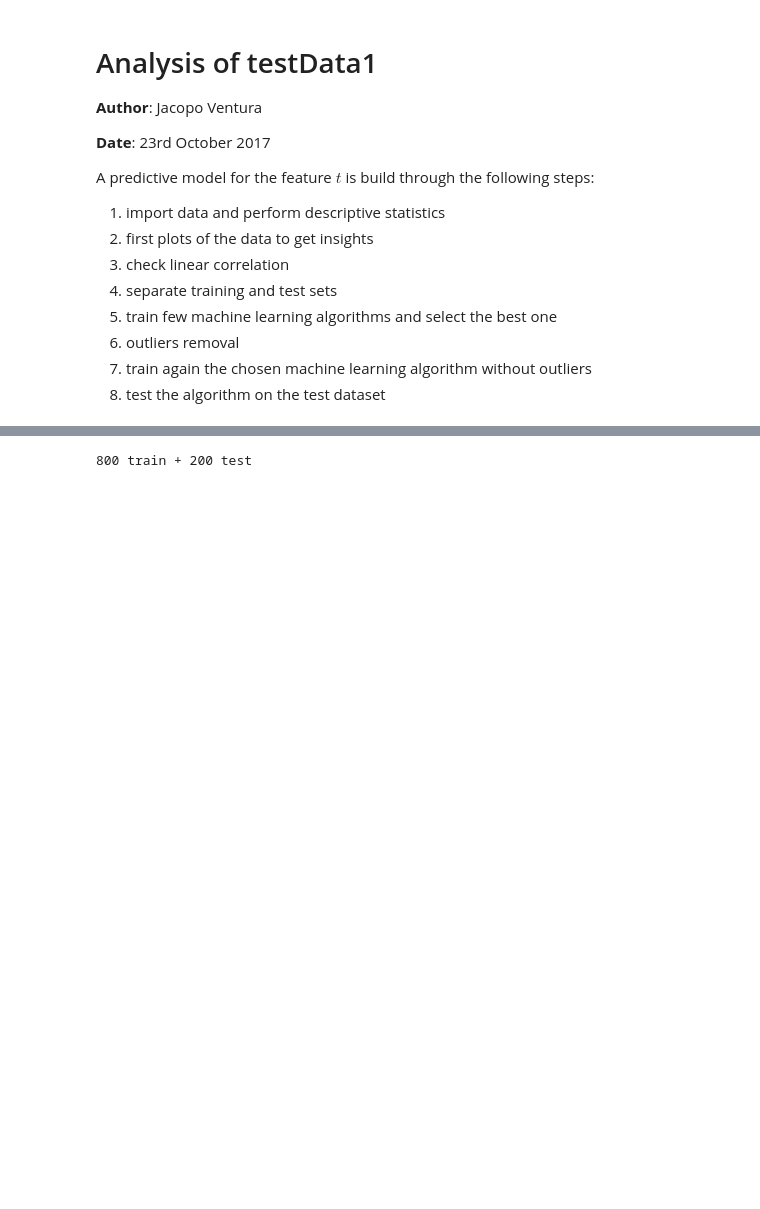
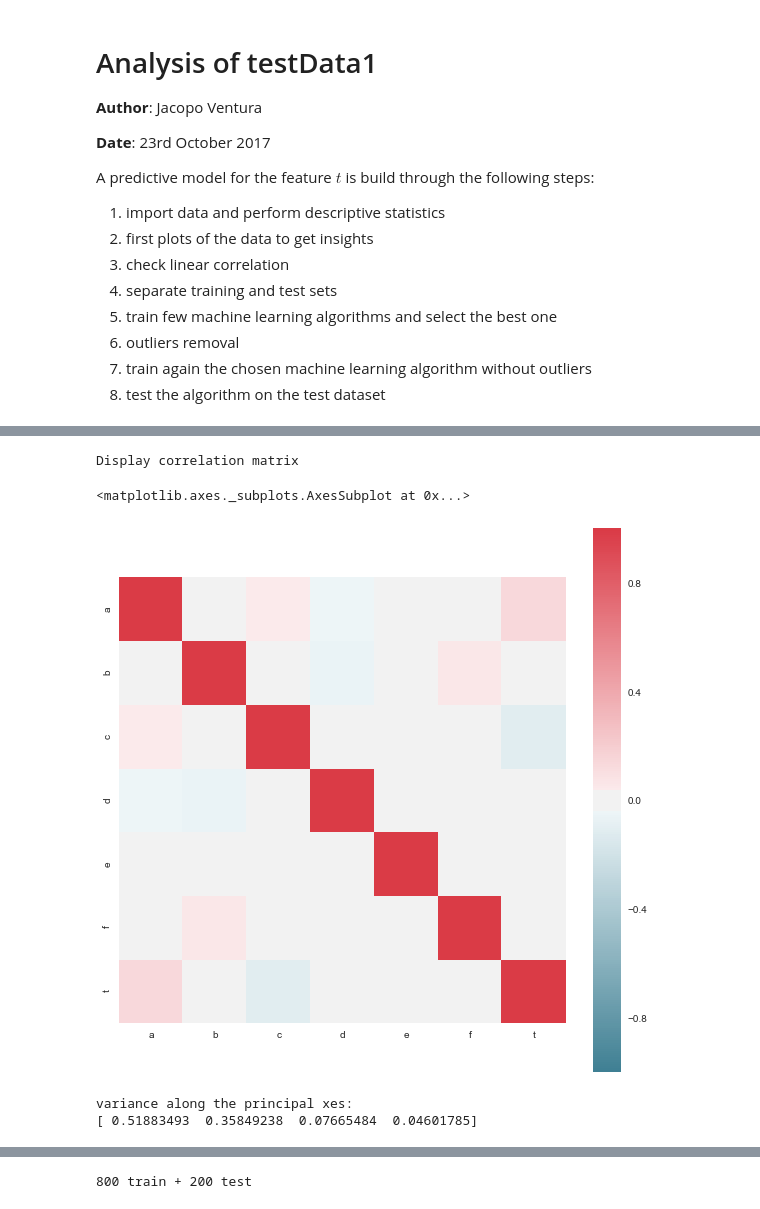
Before and after one commit to jacopoventura/6Datasets_challange, a Jupyter notebook: dataSet1.ipynb, the cells around one changed output, grey strips where cells are left out. Drawn from its saved outputs; the diff is of its cells as text; code cells hidden in the pictures; blank space fills up the shorter version.

```diff
--- a/dataSet1.ipynb
+++ b/dataSet1.ipynb
@@ -87,6 +84,10 @@ plt.show()
 # generate scatter matrix
 from pandas.plotting import scatter_matrix
 
+# check linear correlation through Pearson's r
+corr_matrix = dataset.corr()
+print(corr_matrix["t"].sort_values(ascending=False))
+
 print('Scatter matrix of data:')
 scatter_matrix(dataset, figsize=(16, 12))
 # %% [output]
@@ -109,4 +118,29 @@ array([[<matplotlib.axes._subplots.AxesSubplot object at 0x...>,
         <matplotlib.axes._subplots.AxesSubplot object at 0x...>,
         <matplotlib.axes._subplots.AxesSubplot object at 0x...>]], dtype=object)
 [figure]
+# %%
+import seaborn as sns
+
+print('Display correlation matrix')
+f, ax = plt.subplots(figsize=(10, 10))
+sns.heatmap(corr_matrix,
+            mask=np.zeros_like(corr_matrix, dtype=np.bool),
+            cmap=sns.diverging_palette(220, 10, as_cmap=True),
+            square=True, ax=ax)
+# %% [output]
+Display correlation matrix
+<matplotlib.axes._subplots.AxesSubplot at 0x...>
+[figure, added]
+# %%
+from sklearn.decomposition import PCA
+
+pca = PCA(n_components = 4).fit(dataset[['a','b','c','d']])
+
+print('variance along the principal axes:')
+print(pca.explained_variance_ratio_)
+
+data_transformed = pca.transform(dataset[['a','b','c','d']])
+# %% [output]
+variance along the principal xes:
+[ 0.51883493  0.35849238  0.07665484  0.04601785]
 # %% [markdown]
```
Also changed, not shown: parts of 13 cells of this notebook, 6 other files.
